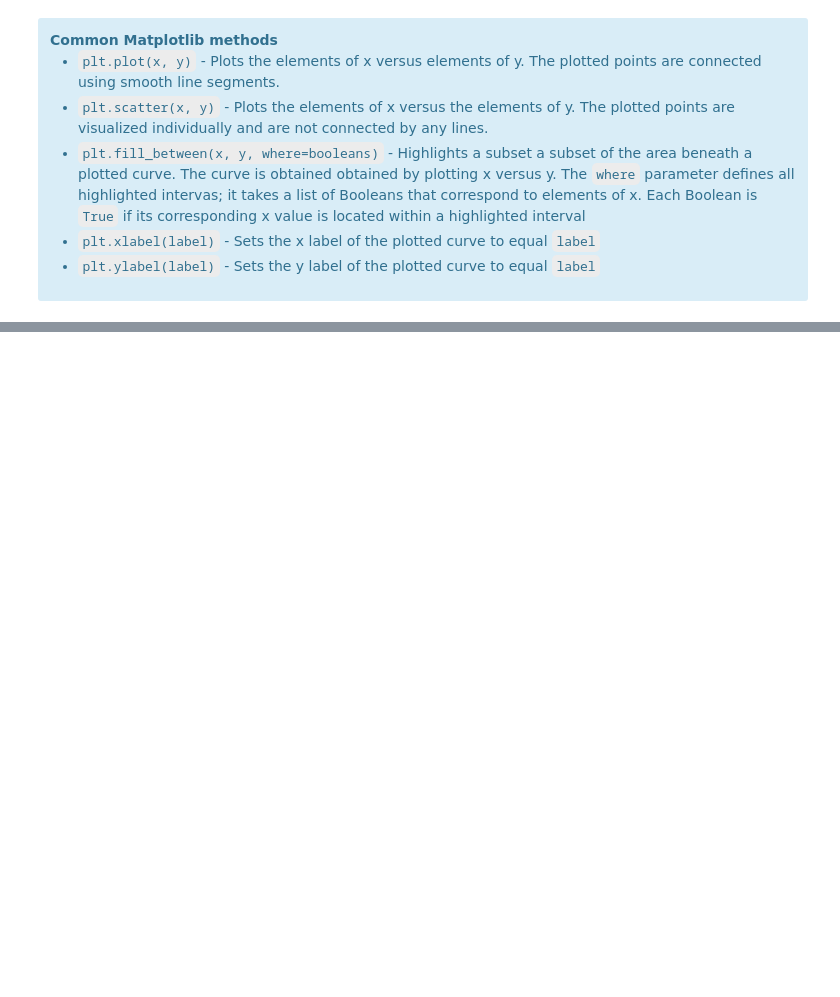
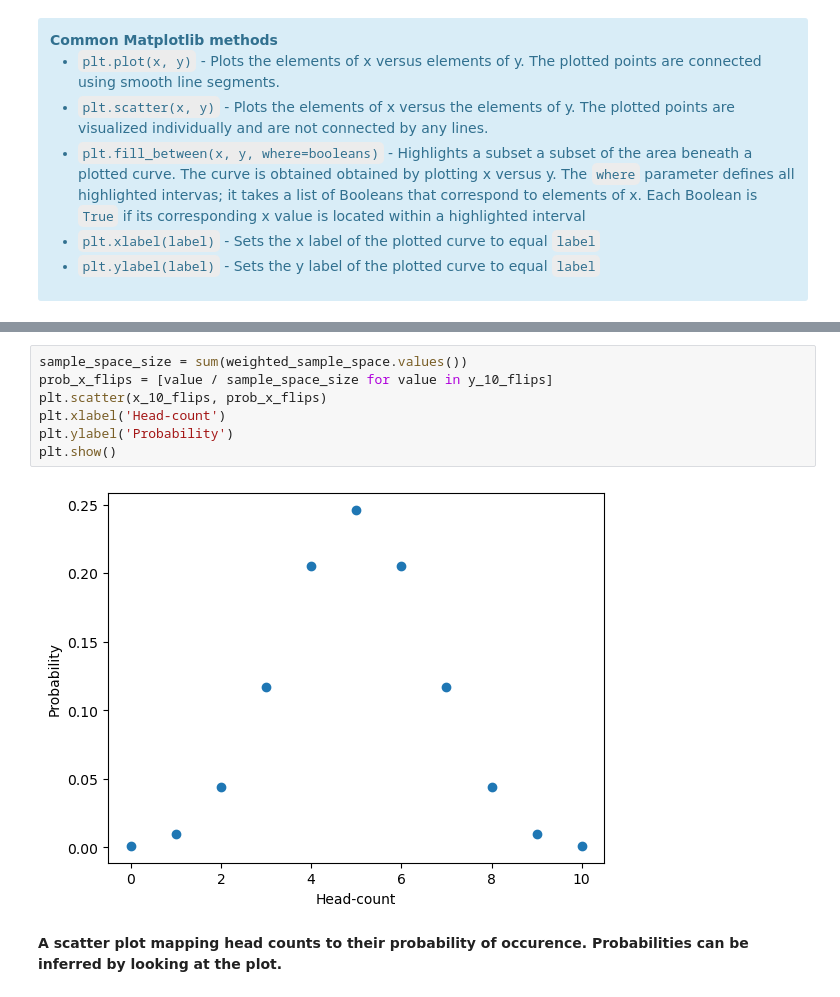
Before and after one commit to maxklr/ds_bookcamp, a Jupyter notebook: section_2.ipynb, the cells around one changed output, grey strips where cells are left out. Drawn from its saved outputs; the diff is of its cells as text; blank space fills up the shorter version.

```diff
--- a/section_2.ipynb
+++ b/section_2.ipynb
@@ -76,0 +102,11 @@ plt.show()
+# %%
+sample_space_size = sum(weighted_sample_space.values())
+prob_x_flips = [value / sample_space_size for value in y_10_flips]
+plt.scatter(x_10_flips, prob_x_flips)
+plt.xlabel('Head-count')
+plt.ylabel('Probability')
+plt.show()
+# %% [output]
+[figure, added]
+# %% [markdown]
+__A scatter plot mapping head counts to their probability of occurence. Probabilities can be inferred by looking at the plot.__
```
Also changed, not shown: parts of 15 cells of this notebook.
